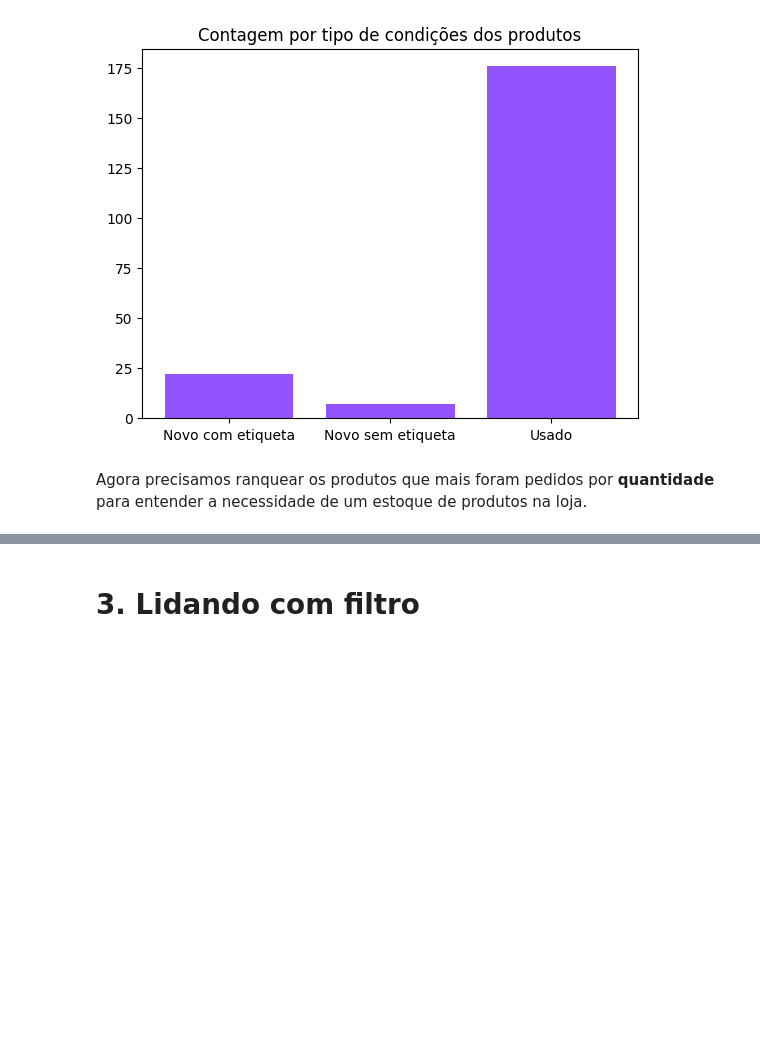
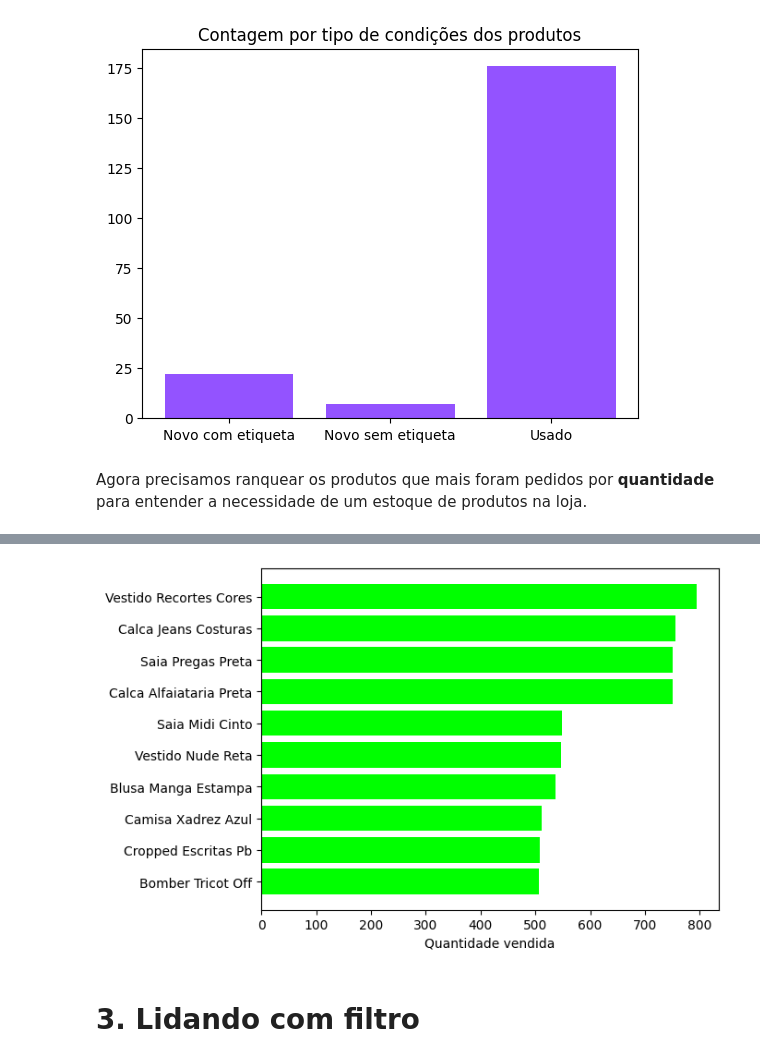
Before and after one commit to FernandoLink/Python, a Jupyter notebook: Notebook_Meteora.ipynb, the cells around one changed output, grey strips where cells are left out. Cells and saved outputs as stored; diff of their text form; code cells hidden in the pictures; blank space fills up the shorter version.

```diff
--- a/Notebook_Meteora.ipynb
+++ b/Notebook_Meteora.ipynb
@@ -91,0 +108,9 @@ Agora precisamos ranquear os produtos que mais foram pedidos por **quantidade**
+# %%
+query = '''SELECT PRODUTOS.PRODUTO, SUM(ITENS_PEDIDOS.QUANTIDADE) AS quantidade
+FROM ITENS_PEDIDOS, PRODUTOS
+WHERE ITENS_PEDIDOS.PRODUTO_ID = PRODUTOS.PRODUTO_ID
+GROUP BY PRODUTOS.PRODUTO
+ORDER BY quantidade ASC'''
+
+df_prod_quant = sql_df(query)
+df_prod_quant
@@ -92,3 +131,9 @@ Agora precisamos ranquear os produtos que mais foram pedidos por **quantidade**
+# %%
+plt.barh(df_prod_quant['produto'][-10:], df_prod_quant['quantidade'][-10:], color='#00ff00')
+plt.xlabel('Quantidade vendida')
+plt.show()
+# %% [output]
+[figure, added]
 # %% [markdown]
 # 3. Lidando com filtro
 # %% [markdown]
```
Also changed, not shown: parts of 11 cells of this notebook.
